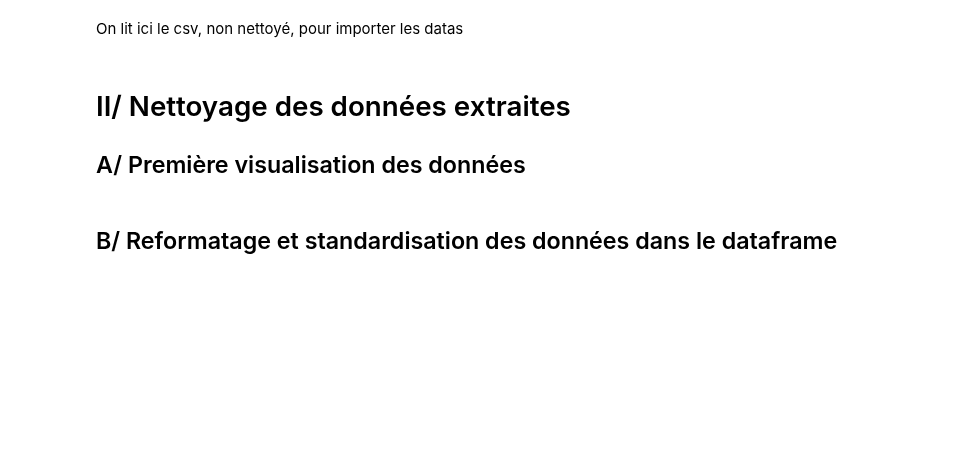
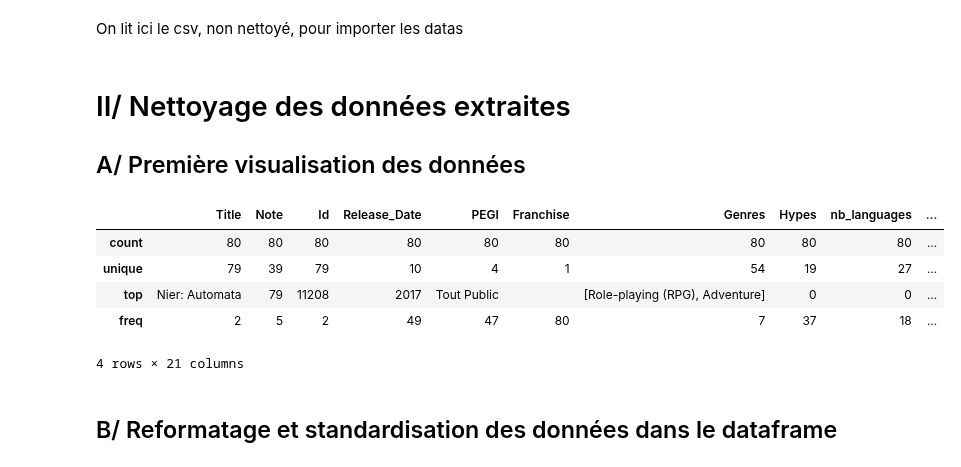
Before and after one commit to PyTomSss/PythonProjects, a Jupyter notebook: Project_Notebook.ipynb, the cells around one changed output. Drawn from its saved outputs; the diff is of its cells as text; code cells hidden in the pictures; blank space fills up the shorter version.

```diff
--- a/Project_Notebook.ipynb
+++ b/Project_Notebook.ipynb
@@ -535,3 +543,12 @@ df.head(10)
+# %%
+DF_VG.describe()
+# %% [output]
+|  | Title | Note | Id | Release_Date | PEGI | Franchise | Genres | Hypes | nb_languages | ... |
+| count | 80 | 80 | 80 | 80 | 80 | 80 | 80 | 80 | 80 | ... |
+| unique | 79 | 39 | 79 | 10 | 4 | 1 | 54 | 19 | 27 | ... |
+| top | Nier: Automata | 79 | 11208 | 2017 | Tout Public |  | [Role-playing (RPG), Adventure] | 0 | 0 | ... |
+| freq | 2 | 5 | 2 | 49 | 47 | 80 | 7 | 37 | 18 | ... |
+4 rows × 21 columns
 # %% [markdown]
 ## B/ Reformatage et standardisation des données dans le dataframe
 # %% [markdown]
```
Also changed, not shown: parts of 6 cells of this notebook.
